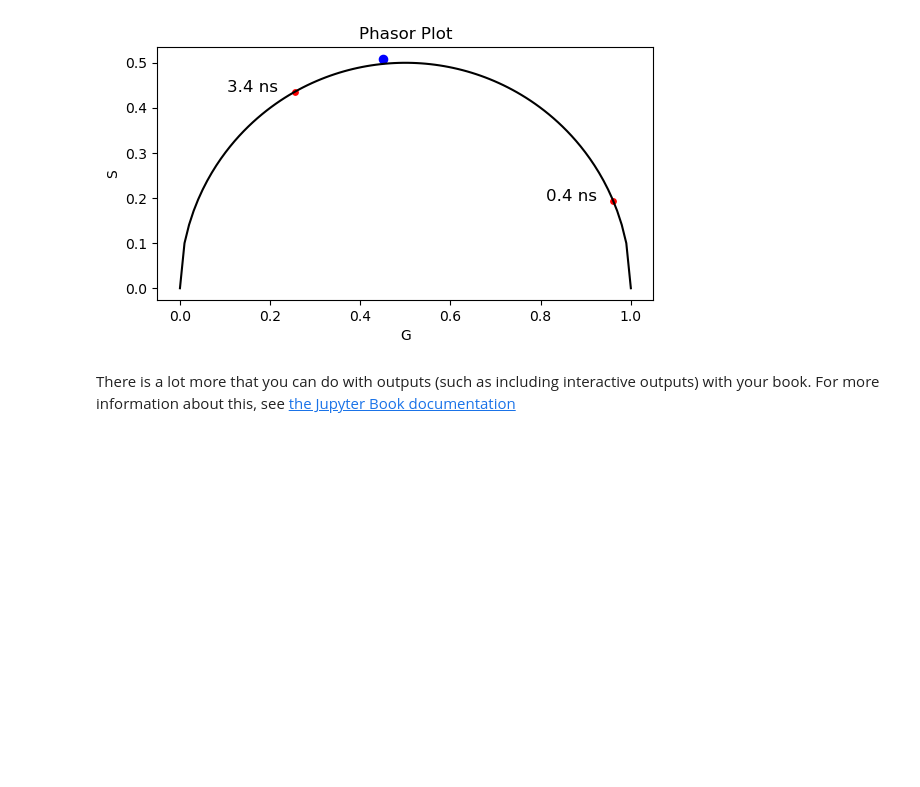
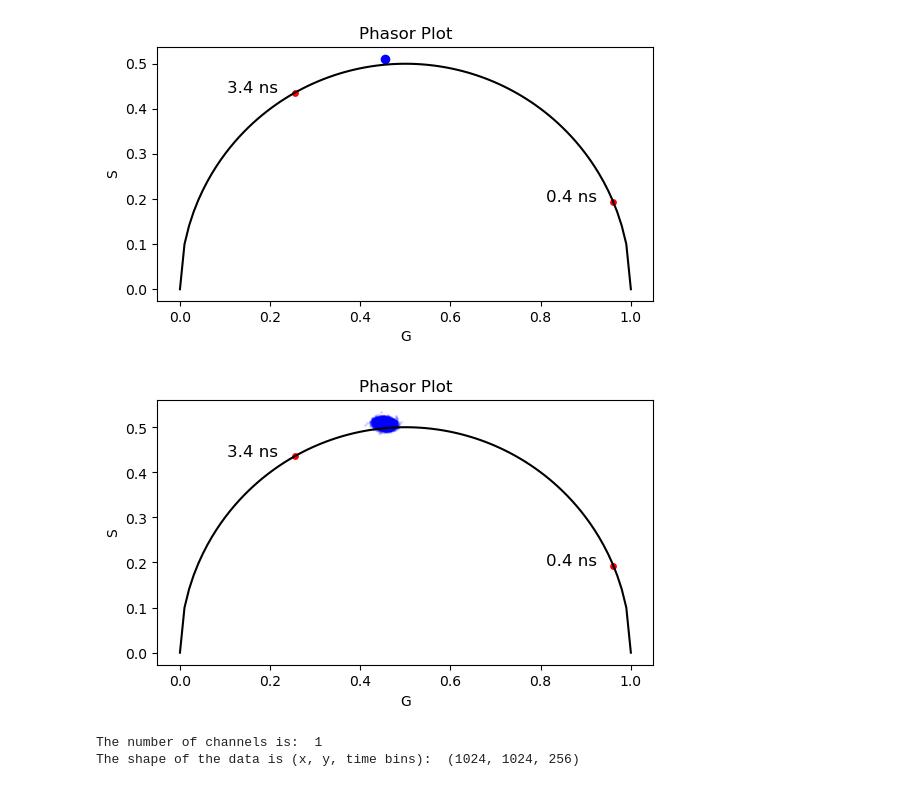
Before and after one commit to IPHYS-BIF/Animal_course_2024_jupiter_notebook, a Jupyter notebook: animal_course_2024/FLIM_notebooks.ipynb, the cells around one changed output. Cells and saved outputs as stored; diff of their text form; code cells hidden in the pictures; blank space fills up the shorter version.

Commit message:
added brain cell data

```diff
--- a/animal_course_2024/FLIM_notebooks.ipynb
+++ b/animal_course_2024/FLIM_notebooks.ipynb
@@ -212,5 +211,49 @@ ax.axes.set_aspect('equal')
 # %% [output]
 [figure]
-# %% [markdown]
-There is a lot more that you can do with outputs (such as including interactive outputs)
-with your book. For more information about this, see [the Jupyter Book documentation](https://jupyterbook.org)
+# %%
+# Calculate the phasor coordinates for all the point in the image
+g_all = []
+s_all = []
+
+for idx_x in range(data_binned.shape[0]):
+    for idx_y in range(data_binned.shape[1]):
+        pixel_decay = data_binned[idx_x, idx_y, :]
+        # Find the index of the maximum value in decay data
+        max_index = np.argmax(pixel_decay)
+        # Slice the vector to keep only the values on the right side behind the peak
+        sliced_data = pixel_decay[max_index:]
+        sliced_time = time[max_index:]
+        sliced_time = sliced_time - sliced_time[0]
+        # Time vector
+        t = sliced_time*1e-9
+        g = np.sum(sliced_data * np.cos(omega * t)) / np.sum(sliced_data)
+        s = np.sum(sliced_data * np.sin(omega * t)) / np.sum(sliced_data)
+        g_all.append(g)
+        s_all.append(s)
+# Plot the phasor plot with the NADH points
+fig, ax = plt.subplots(1,1)
+ax.scatter(g_all, s_all, s = 2, c='b', alpha=0.1)
+ax.plot(x_corr, y_corr, 'k')
+ax.scatter(g_NADH, s_NADH, s=15, c='r')
+ax.set_xlabel('G')
+ax.set_ylabel('S')
+ax.set_title('Phasor Plot')
+# Plot text in x, y coordinates
+ax.text(g_NADH[0]-0.15, s_NADH[0], '3.4 ns', color='k', fontsize=12)
+ax.text(g_NADH[1]-0.15, s_NADH[1], '0.4 ns', color='k', fontsize=12)
+ax.axes.set_aspect('equal')
+# %% [output]
+[figure, added]
+# %%
+# Load erytrosine B data and plot the monoexponential decay in phasor
+# Select the sdt file
+file_path = "./static/sdt/calibration/erytrosineB_in-methanol_ex750_1024x1024_px180_em610_10AOM_10_internal_001.sdt"
+# Load the sdt file and print the number of channels
+flim_file = SdtFile(file_path)
+print("The number of channels is: ", len(flim_file.data))
+# Load the data from first channel
+data = flim_file.data[0]
+print("The shape of the data is (x, y, time bins): ", data.shape)
+# %% [output]
+The number of channels is:  1
+The shape of the data is (x, y, time bins):  (1024, 1024, 256)
```
Also changed, not shown: parts of 14 cells of this notebook, 5 other files.
